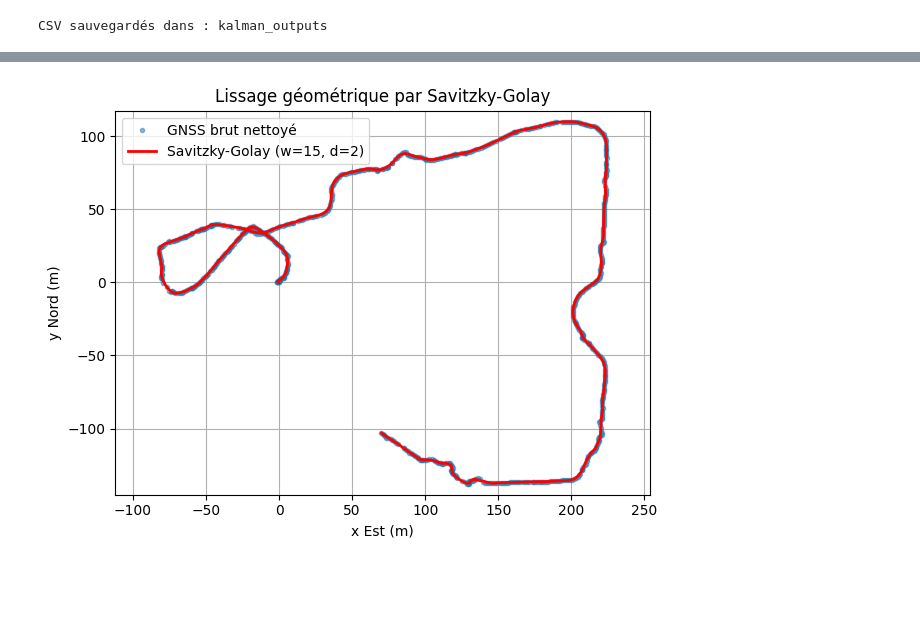
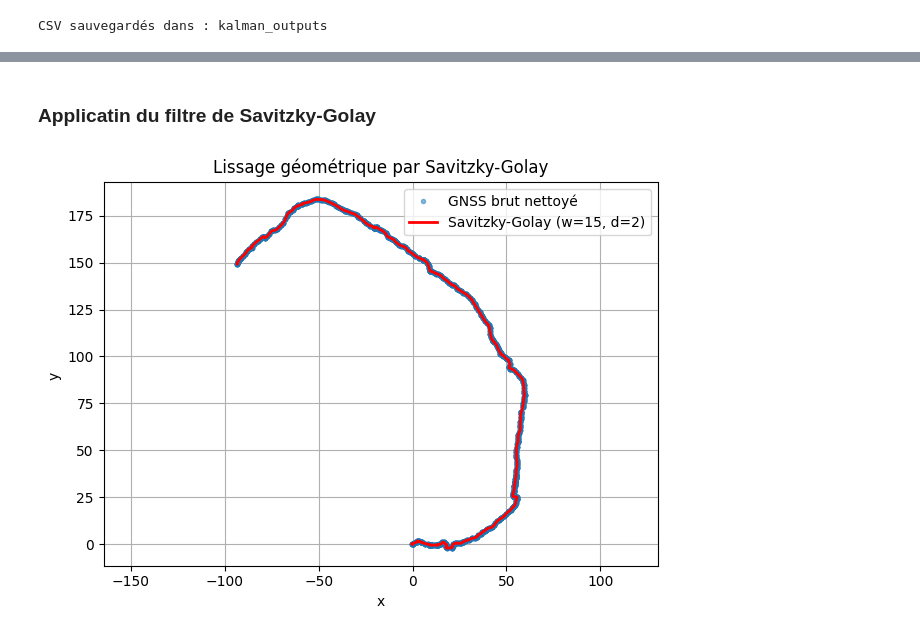
Before and after one commit to nmornon/Projet-itineraire, a Jupyter notebook: kalman/kalman_final.ipynb, the cells around one changed output, grey strips where cells are left out. Drawn from its saved outputs; the diff is of its cells as text; code cells hidden in the pictures; blank space fills up the shorter version.

```diff
--- a/kalman/kalman_final.ipynb
+++ b/kalman/kalman_final.ipynb
@@ -64,6 +65,27 @@ def remove_gnss_aberrant(df,lat_col="latitude",lon_col="longitude",seuil_grand=3
     print("Nombre de points aberrants détectés :", df["est_aberrant"].sum())
 
     return df[df["est_aberrant"]==False].copy()
+# %%
+def remove_gnss_aberrant_zone(df,lat_col="latitude",lon_col="longitude",rayon_max=500):
+    """supprime les points GNSS abbrrant mais par zone """
+    df = df.copy()
+
+    df = df[df[lat_col].between(-90, 90) & df[lon_col].between(-180, 180)].copy()
+
+    #Repère de notre trajet
+    lat_ref = df[lat_col].median()
+    lon_ref = df[lon_col].median()
+
+    #distance de chaque point au centre du trajet
+    df["distance_centre"] = haversine(lat_ref,lon_ref,df[lat_col],df[lon_col])
+
+    df["est_aberrant_zone"] = df["distance_centre"] > rayon_max
+
+    print("Centre estimé :", lat_ref, lon_ref)
+    print("Points initiaux :", len(df))
+    print("Points hors zone :", df["est_aberrant_zone"].sum())
+
+    return df[df["est_aberrant_zone"] == False].copy()
 # %%
 R_EARTH=6371000
 def latlon_to_xy(lat,lon,lat0,lon0):
@@ -358,4 +316,3 @@ import matplotlib.pyplot as plt
 # %%
-csv_path = Path("synced_imu_gnss.csv")
-out_dir = Path("kalman_outputs")
-out_dir.mkdir(parents=True, exist_ok=True)
+#A remplir
+csv_path = Path("test2.csv")
@@ -375,6 +337,5 @@ Points initiaux : 716
 # %%
-clean = remove_gnss_aberrant(df)
-
+clean = remove_gnss_aberrant_zone(df, rayon_max=500)
 print("Points après nettoyage :", len(clean))
 clean.head()
 # %% [output]
@@ -513,41 +442,43 @@ plt.show()
+# %% [markdown]
+### Applicatin du filtre de Savitzky-Golay
 # %%
 from scipy.signal import savgol_filter
 
-# 1. Extraction des coordonnées locales issues du GPS nettoyé
+#Extraction des coordonnées locales issues du GPS nettoyé
 lat0 = clean["latitude"].to_numpy()[0]
 lon0 = clean["longitude"].to_numpy()[0]
 
 x_gnss, y_gnss = latlon_to_xy(clean["latitude"],clean["longitude"],lat0,lon0)
 
-#filtre de Savitzky-Golay
+
 # window_length : Nombre de points de la fenêtre Plus il est grand, plus c'est lisse
-# polyorder : Degré du polynôme à ajuster. 2 car il respecte les paraboles pour les virages
+# polyorder : Degré du polynôme à ajuster ici 2 car il respecte les paraboles pour les virages
 window = 15
 degre = 2
 
 x_savgol = savgol_filter(x_gnss, window_length=window, polyorder=degre)
 y_savgol = savgol_filter(y_gnss, window_length=window, polyorder=degre)
 
 #Reconversion des coordonnées lissées en Latitude / Longitude
 lat_savgol, lon_savgol = xy_to_latlon(x_savgol, y_savgol, lat0, lon0)
 
 #sauvegarde
 df_savgol = clean.copy()
 df_savgol["latitude"] = lat_savgol
 df_savgol["longitude"] = lon_savgol
 df_savgol.to_csv(out_dir / "savgol_result.csv", index=False)
 
 # Affichage du graphique de comparaison
 plt.plot(x_gnss, y_gnss, ".", label="GNSS brut nettoyé", alpha=0.5)
 plt.plot(x_savgol, y_savgol, "-", label=f"Savitzky-Golay (w={window}, d={degre})", linewidth=2, color="red")
 
 plt.axis("equal")
-plt.xlabel("x Est (m)")
-plt.ylabel("y Nord (m)")
+plt.xlabel("x")
+plt.ylabel("y ")
 plt.title("Lissage géométrique par Savitzky-Golay")
 plt.grid(True)
 plt.legend()
 plt.tight_layout()
 plt.show()
 # %% [output]
-[figure, old version]
+[figure, new version]
```
Also changed, not shown: parts of 33 cells of this notebook, 15 other files.
